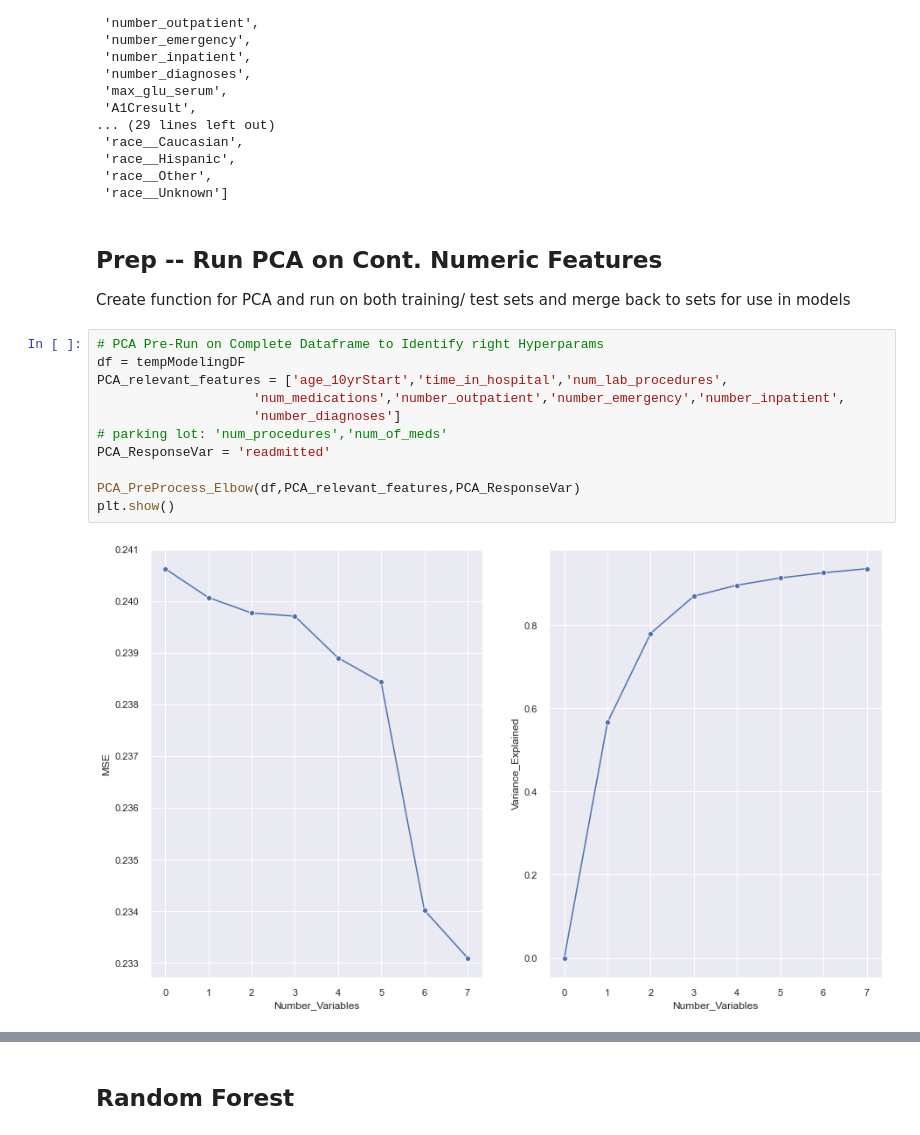
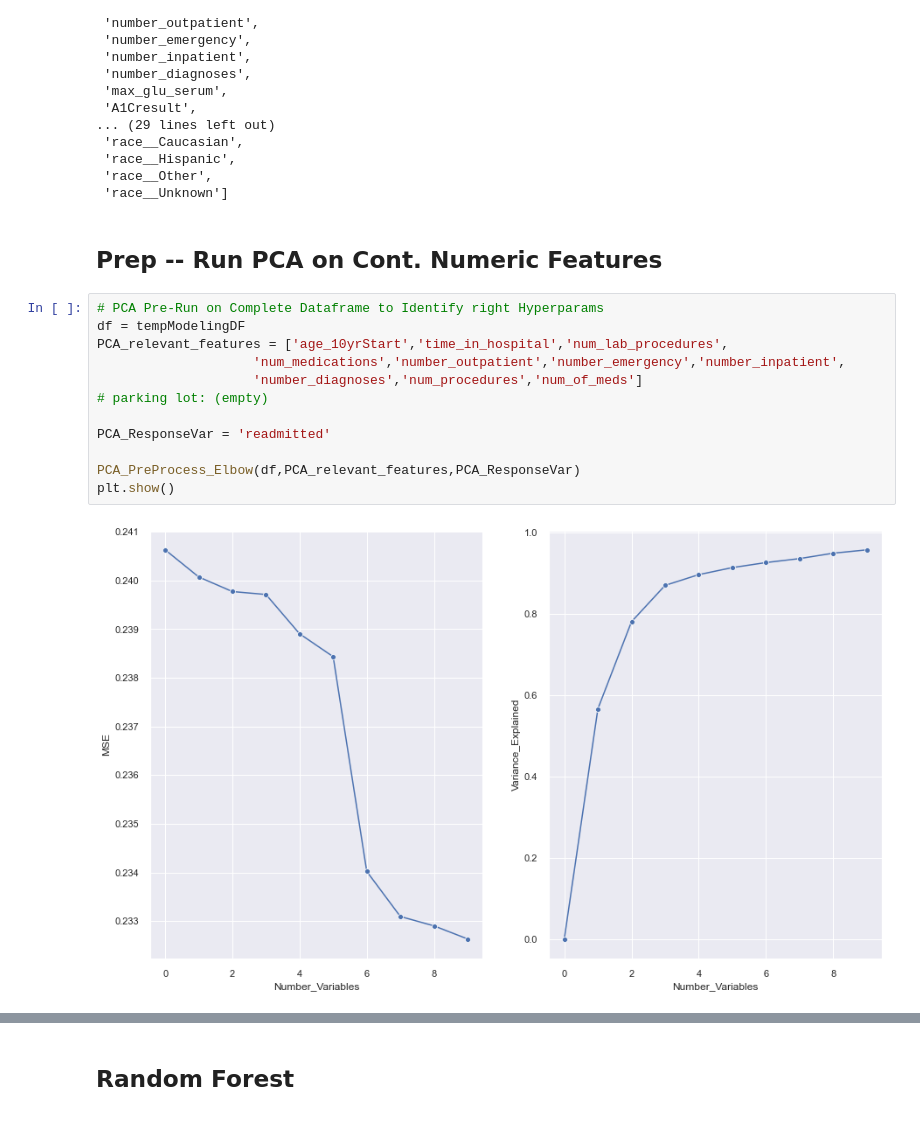
Before and after one commit to bcullinan32/ML_Course, a Jupyter notebook: Class-Data-Clean-Up.ipynb, the cells around one changed output, grey strips where cells are left out. Drawn from its saved outputs; the diff is of its cells as text.

```diff
--- a/Class-Data-Clean-Up.ipynb
+++ b/Class-Data-Clean-Up.ipynb
@@ -580,19 +607,19 @@ Complete List of Predicator Vars:
  'race__Hispanic',
  'race__Other',
  'race__Unknown']
-# %% [markdown]
-## Prep -- Run PCA on Cont. Numeric Features
-Create function for PCA and run on both training/ test sets and merge back to sets for use in models
+# %% [markdown]
+## Prep -- Run PCA on Cont. Numeric Features
 # %%
 # PCA Pre-Run on Complete Dataframe to Identify right Hyperparams
 df = tempModelingDF
 PCA_relevant_features = ['age_10yrStart','time_in_hospital','num_lab_procedures',
                     'num_medications','number_outpatient','number_emergency','number_inpatient',
-                    'number_diagnoses']
-# parking lot: 'num_procedures','num_of_meds'
+                    'number_diagnoses','num_procedures','num_of_meds']
+# parking lot: (empty)
+
 PCA_ResponseVar = 'readmitted'
 
 PCA_PreProcess_Elbow(df,PCA_relevant_features,PCA_ResponseVar)
 plt.show()
 # %% [output]
-[figure, old version]
+[figure, new version]
```
Also changed, not shown: parts of 15 cells of this notebook.
